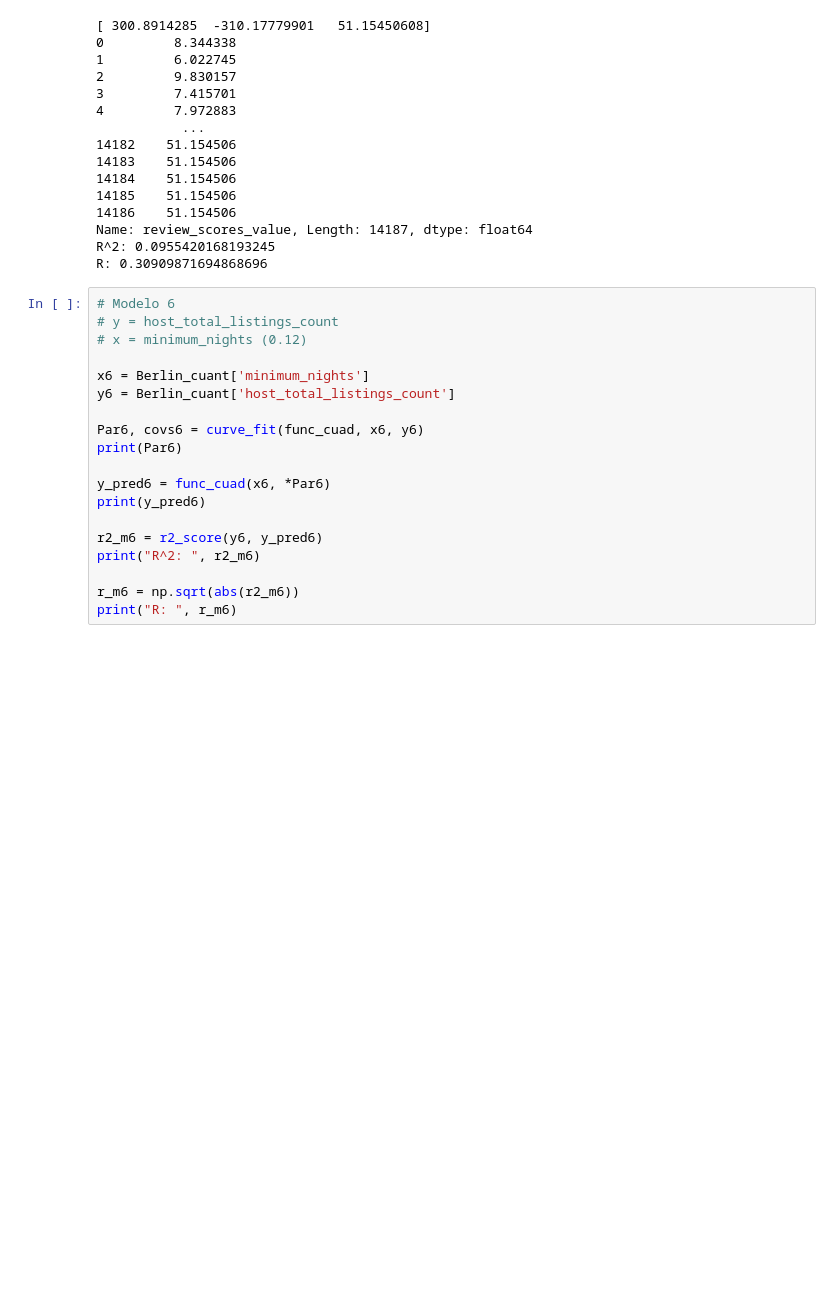
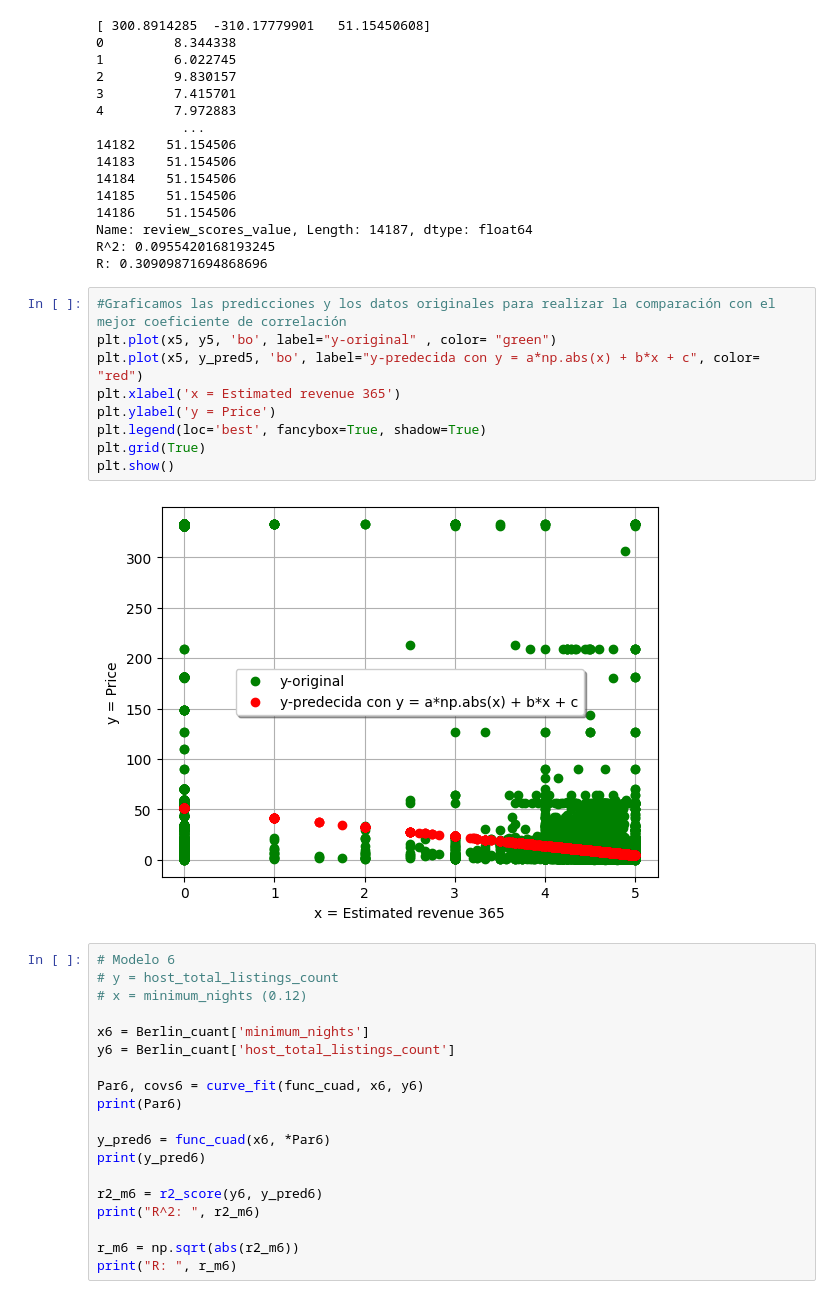
Before and after one commit to Raydays55/Regresion-No-Lineal, a Jupyter notebook: Act2.ipynb, the cells around one changed output. Cells and saved outputs as stored; diff of their text form; blank space fills up the shorter version.

```diff
--- a/Act2.ipynb
+++ b/Act2.ipynb
@@ -370,6 +370,17 @@ print("R:", r_m5)
 Name: review_scores_value, Length: 14187, dtype: float64
 R^2: 0.0955420168193245
 R: 0.30909871694868696
+# %%
+#Graficamos las predicciones y los datos originales para realizar la comparación con el mejor coeficiente de correlación
+plt.plot(x5, y5, 'bo', label="y-original" , color= "green")
+plt.plot(x5, y_pred5, 'bo', label="y-predecida con y = a*np.abs(x) + b*x + c", color= "red")
+plt.xlabel('x = Estimated revenue 365')
+plt.ylabel('y = Price')
+plt.legend(loc='best', fancybox=True, shadow=True)
+plt.grid(True)
+plt.show()
+# %% [output]
+[figure, added]
 # %%
 # Modelo 6
 # y = host_total_listings_count
```
Also changed, not shown: parts of 1 cell of this notebook.
